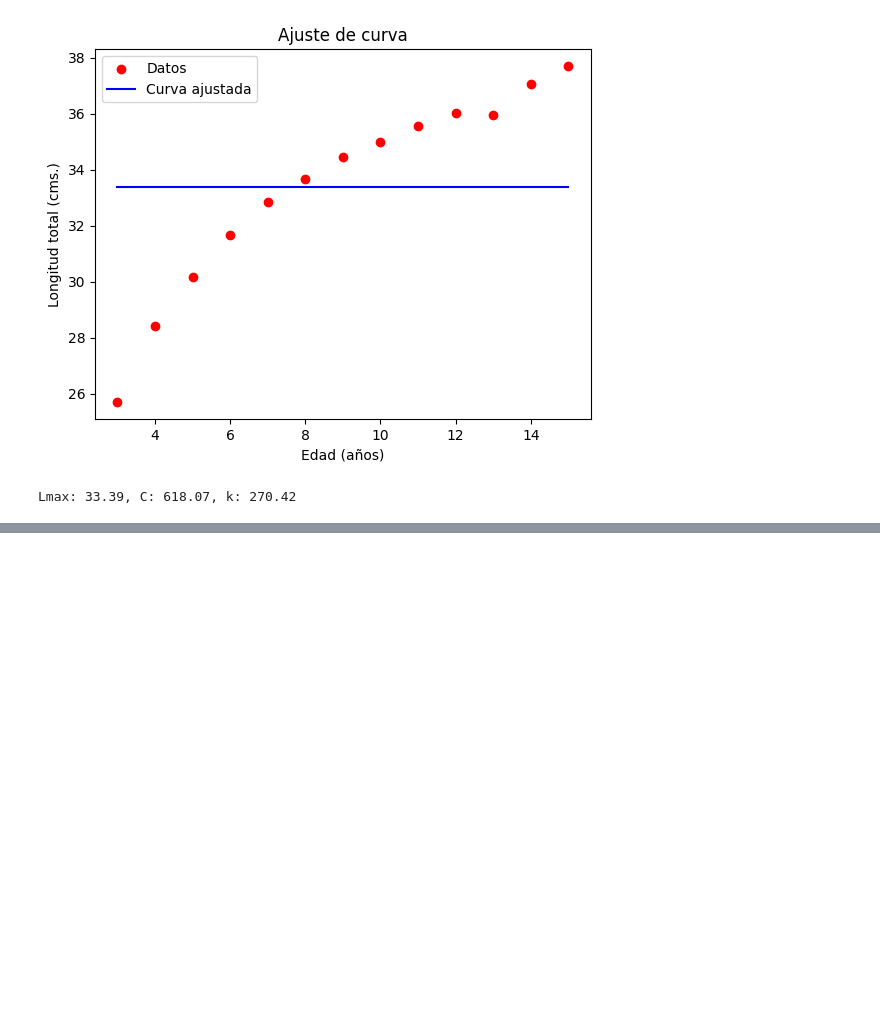
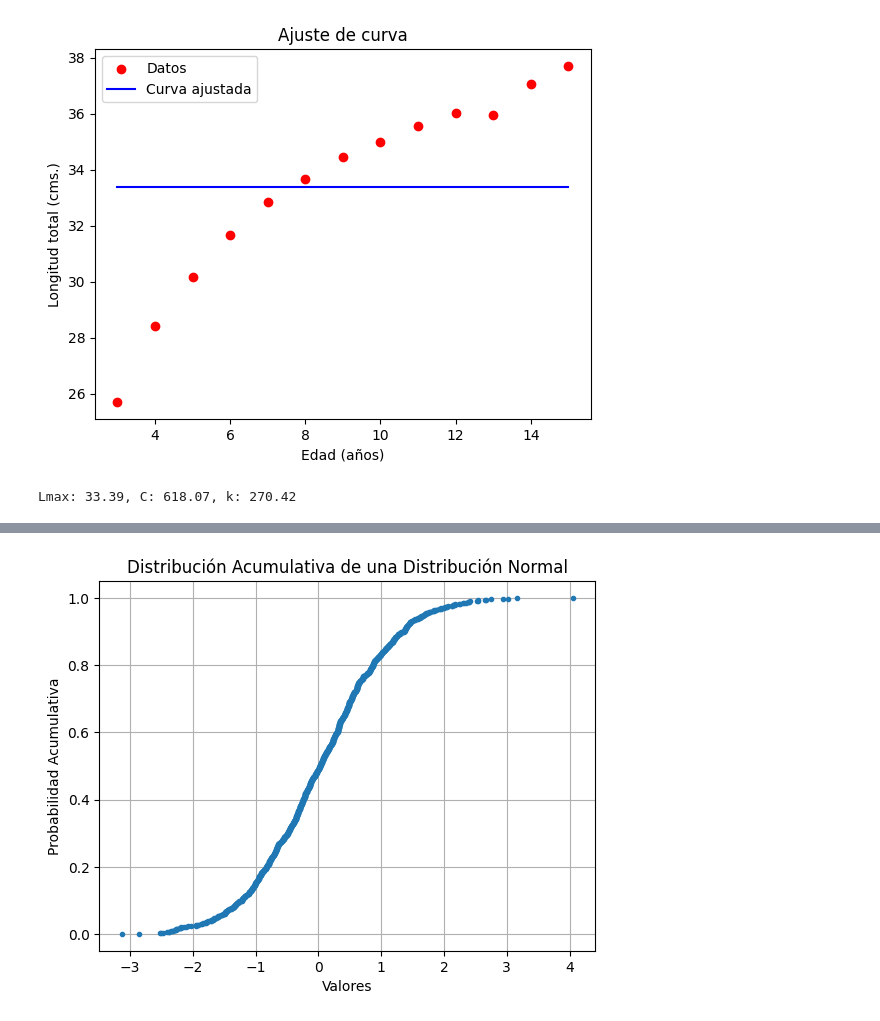
Before and after one commit to GabyGarPa/Fourier-, a Jupyter notebook: Untitled0.ipynb, the cells around one changed output, grey strips where cells are left out. Cells and saved outputs as stored; diff of their text form; code cells hidden in the pictures; blank space fills up the shorter version.

```diff
--- a/Untitled0.ipynb
+++ b/Untitled0.ipynb
@@ -117,0 +339,23 @@ Lmax: 33.39, C: 618.07, k: 270.42
+# %%
+#codigo
+import numpy as np
+import matplotlib.pyplot as plt
+from scipy.stats import norm
+
+# Generar datos de una distribución normal con media 0 y desviación estándar 1
+mu, sigma = 0, 1
+datos = np.random.normal(mu, sigma, 1000)
+
+# Calcular la función de distribución acumulativa (CDF)
+x = np.sort(datos)
+y = np.arange(1, len(x) + 1) / len(x)
+
+# Graficar la distribución acumulativa
+plt.plot(x, y, marker='.', linestyle='none')
+plt.title('Distribución Acumulativa de una Distribución Normal')
+plt.xlabel('Valores')
+plt.ylabel('Probabilidad Acumulativa')
+plt.grid(True)
+plt.show()
+# %% [output]
+[figure, added]
```
Also changed, not shown: parts of 14 cells of this notebook.
